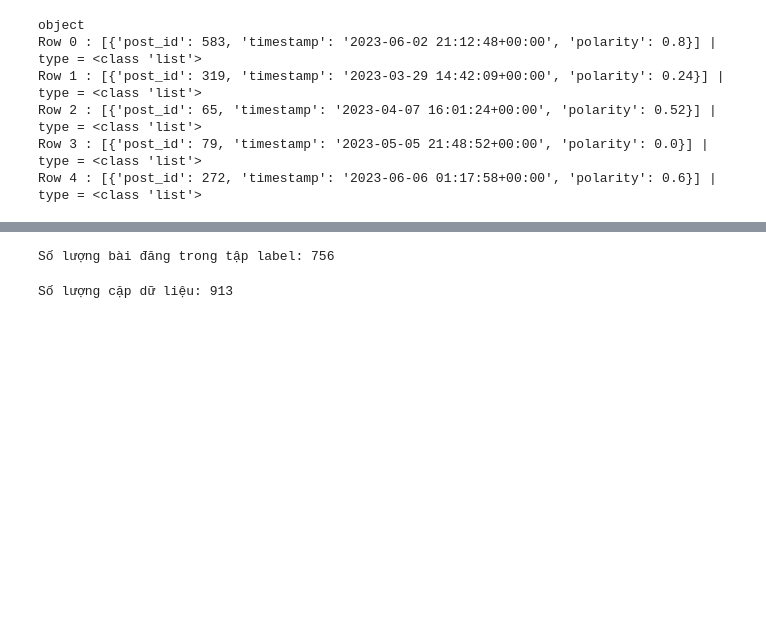
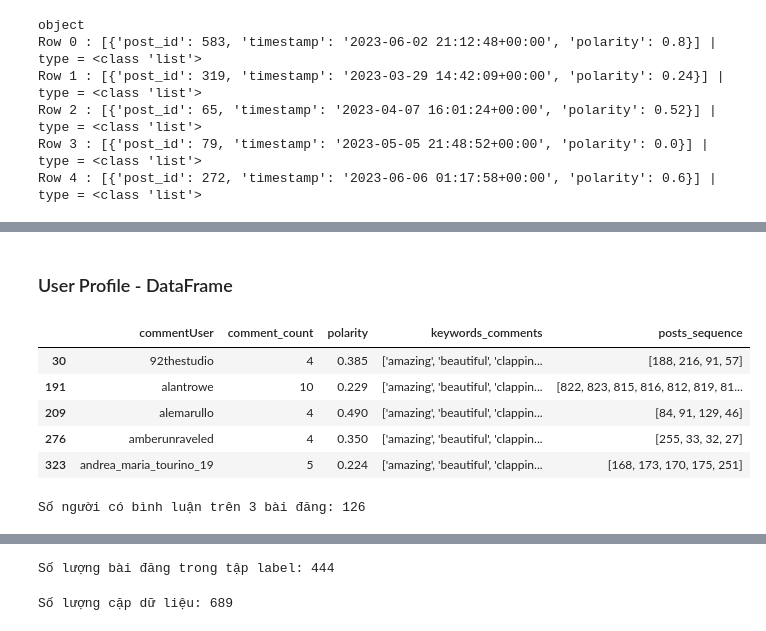
Before and after one commit to 23092003e/A-Fashion-Recommendation-System-via-Sequence-Mining-on-Social-Media-, a Jupyter notebook: src/User_profile/build_user_profle.ipynb, the cells around one changed output, grey strips where cells are left out. Drawn from its saved outputs; the diff is of its cells as text; code cells hidden in the pictures; blank space fills up the shorter version.

Commit message:
Update user profile

```diff
--- a/src/User_profile/build_user_profle.ipynb
+++ b/src/User_profile/build_user_profle.ipynb
@@ -122,3 +136,23 @@ df_user_profile.head()
+# %% [markdown]
+### User Profile - DataFrame
+# %%
+# Chuyển đổi chuỗi posts_sequences thành list
+df_user_profile['posts_sequence'] = df_user_profile['posts_sequence'].apply(lambda x: ast.literal_eval(x) if isinstance(x, str) else x)
+# Lọc ra những commentUser có posts_sequence > 3:
+df_user_profile = df_user_profile[df_user_profile['posts_sequence'].apply(lambda x: len(x) > 3)]
+df_user_profile.drop(columns=['interaction_sequence'], inplace=True)
+df_user_profile.head(5)
+# %% [output]
+|  | commentUser | comment_count | polarity | keywords_comments | posts_sequence |
+| 30 | 92thestudio | 4 | 0.385 | ['amazing', 'beautiful', 'clappin... | [188, 216, 91, 57] |
+| 191 | alantrowe | 10 | 0.229 | ['amazing', 'beautiful', 'clappin... | [822, 823, 815, 816, 812, 819, 81... |
+| 209 | alemarullo | 4 | 0.490 | ['amazing', 'beautiful', 'clappin... | [84, 91, 129, 46] |
+| 276 | amberunraveled | 4 | 0.350 | ['amazing', 'beautiful', 'clappin... | [255, 33, 32, 27] |
+| 323 | andrea_maria_tourino_19 | 5 | 0.224 | ['amazing', 'beautiful', 'clappin... | [168, 173, 170, 175, 251] |
+# %%
+print("Số người có bình luận trên 3 bài đăng:", df_user_profile.shape[0])
+# %% [output]
+Số người có bình luận trên 3 bài đăng: 126
 # %%
 posts_df = df.copy()
 posts_df.head()
@@ -149,7 +183,7 @@ idx2post = {idx: post_id for post_id, idx in post2idx.items()}
 
 print("Số lượng bài đăng trong tập label:", len(post2idx))
 # %% [output]
-Số lượng bài đăng trong tập label: 756
+Số lượng bài đăng trong tập label: 444
 # %%
 # Xây dựng dataset dạng (input_sequence, target)
 # Lưu ý: Chúng ta chuyển input_sequence thành danh sách các vector embedding
@@ -172,7 +206,7 @@ for seq in df_user_profile["posts_sequence"]:
 
 print("Số lượng cặp dữ liệu:", len(input_sequences))
 # %% [output]
-Số lượng cặp dữ liệu: 913
+Số lượng cặp dữ liệu: 689
 # %%
 import torch
 from torch.utils.data import Dataset, DataLoader
```
Also changed, not shown: parts of 12 cells of this notebook.
